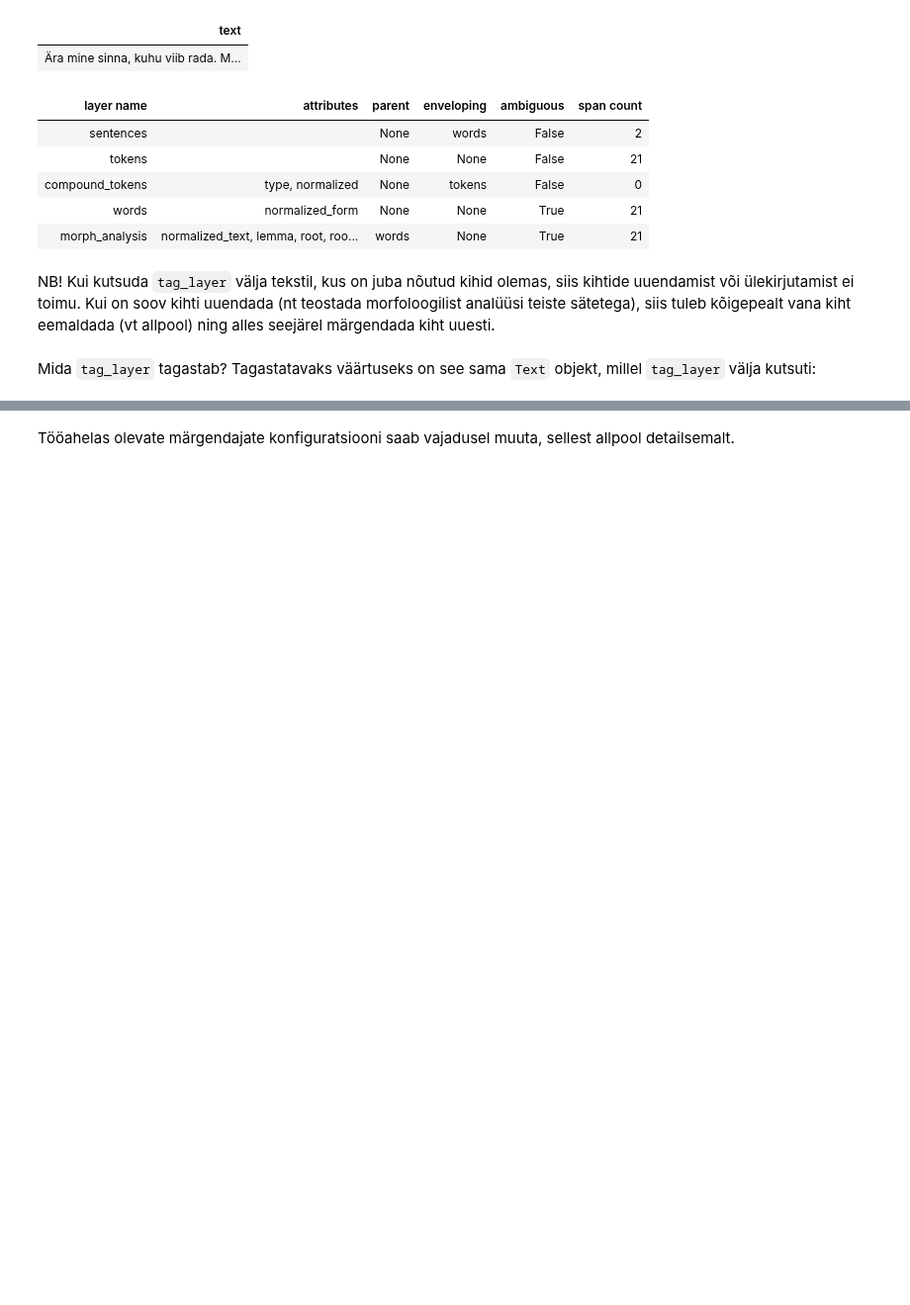
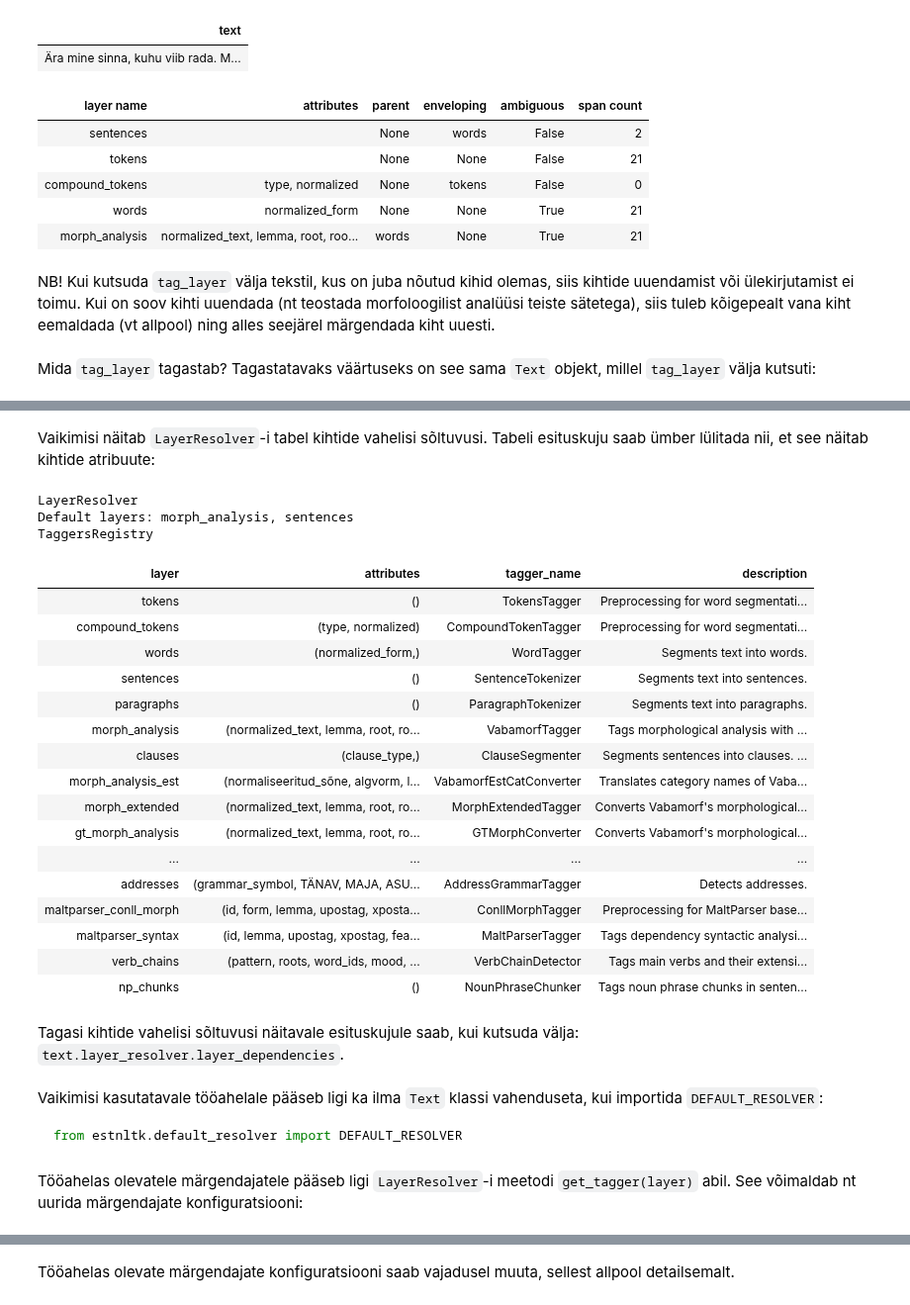
Before and after one commit to d009/EstNLP, a Jupyter notebook: estnltk_baastarkused_sisukorraga.ipynb, the cells around one changed output, grey strips where cells are left out. Shown at 99% size. Saved outputs shown, nothing was run; the diff lists cells and outputs as text; code cells hidden in the pictures; blank space fills up the shorter version.

````diff
--- a/estnltk_baastarkused_sisukorraga.ipynb
+++ b/estnltk_baastarkused_sisukorraga.ipynb
@@ -166,0 +165,37 @@ DEFAULT_RESOLVER.taggers
+# %% [markdown]
+Vaikimisi näitab `LayerResolver`-i tabel kihtide vahelisi sõltuvusi.
+Tabeli esituskuju saab ümber lülitada nii, et see näitab kihtide atribuute:
+# %%
+text.layer_resolver.layer_attributes
+# %% [output]
+LayerResolver
+Default layers: morph_analysis, sentences
+TaggersRegistry
+| layer | attributes | tagger_name | description |
+| tokens | () | TokensTagger | Preprocessing for word segmentati... |
+| compound_tokens | (type, normalized) | CompoundTokenTagger | Preprocessing for word segmentati... |
+| words | (normalized_form,) | WordTagger | Segments text into words. |
+| sentences | () | SentenceTokenizer | Segments text into sentences. |
+| paragraphs | () | ParagraphTokenizer | Segments text into paragraphs. |
+| morph_analysis | (normalized_text, lemma, root, ro... | VabamorfTagger | Tags morphological analysis with ... |
+| clauses | (clause_type,) | ClauseSegmenter | Segments sentences into clauses. ... |
+| morph_analysis_est | (normaliseeritud_sõne, algvorm, l... | VabamorfEstCatConverter | Translates category names of Vaba... |
+| morph_extended | (normalized_text, lemma, root, ro... | MorphExtendedTagger | Converts Vabamorf's morphological... |
+| gt_morph_analysis | (normalized_text, lemma, root, ro... | GTMorphConverter | Converts Vabamorf's morphological... |
+| ... | ... | ... | ... |
+| addresses | (grammar_symbol, TÄNAV, MAJA, ASU... | AddressGrammarTagger | Detects addresses. |
+| maltparser_conll_morph | (id, form, lemma, upostag, xposta... | ConllMorphTagger | Preprocessing for MaltParser base... |
+| maltparser_syntax | (id, lemma, upostag, xpostag, fea... | MaltParserTagger | Tags dependency syntactic analysi... |
+| verb_chains | (pattern, roots, word_ids, mood, ... | VerbChainDetector | Tags main verbs and their extensi... |
+| np_chunks | () | NounPhraseChunker | Tags noun phrase chunks in senten... |
+# %% [markdown]
+Tagasi kihtide vahelisi sõltuvusi näitavale esituskujule saab, kui kutsuda välja: `text.layer_resolver.layer_dependencies`.
+# %% [markdown]
+Vaikimisi kasutatavale tööahelale pääseb ligi ka ilma `Text` klassi vahenduseta, kui importida `DEFAULT_RESOLVER`:
+
+```python
+from estnltk.default_resolver import DEFAULT_RESOLVER
+```
+# %% [markdown]
+Tööahelas olevatele märgendajatele pääseb ligi `LayerResolver`-i meetodi `get_tagger(layer)` abil.
+See võimaldab nt uurida märgendajate konfiguratsiooni:
````
Also changed, not shown: parts of 90 cells of this notebook, 1 other file.
